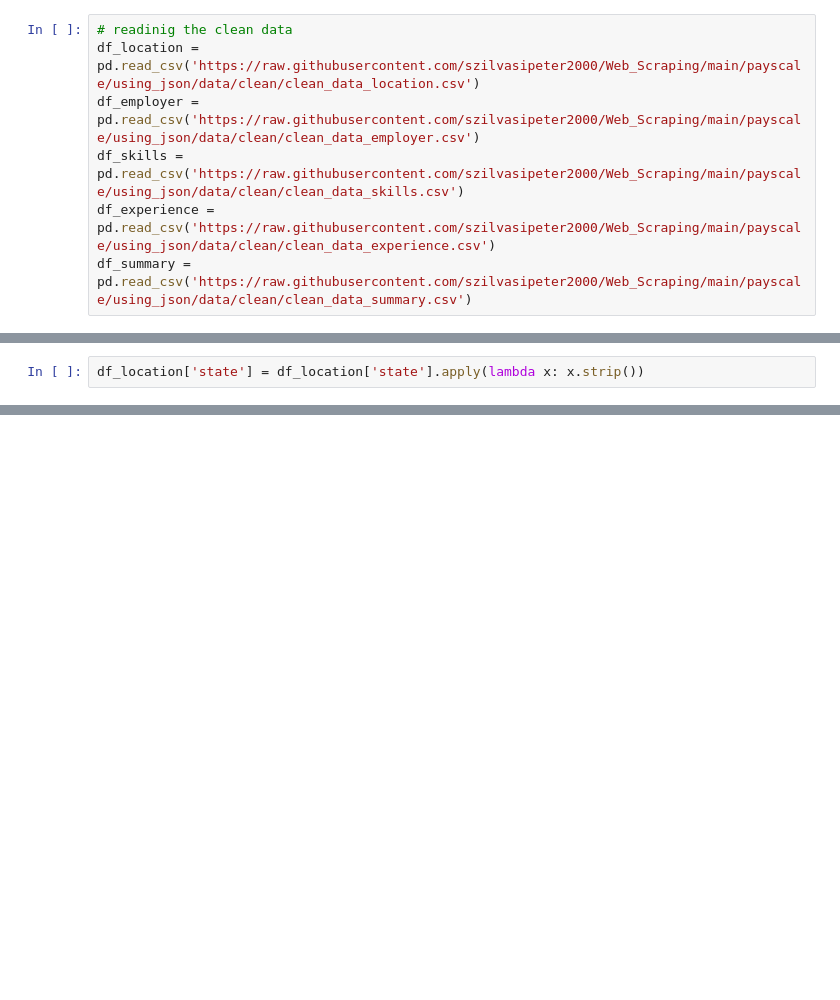
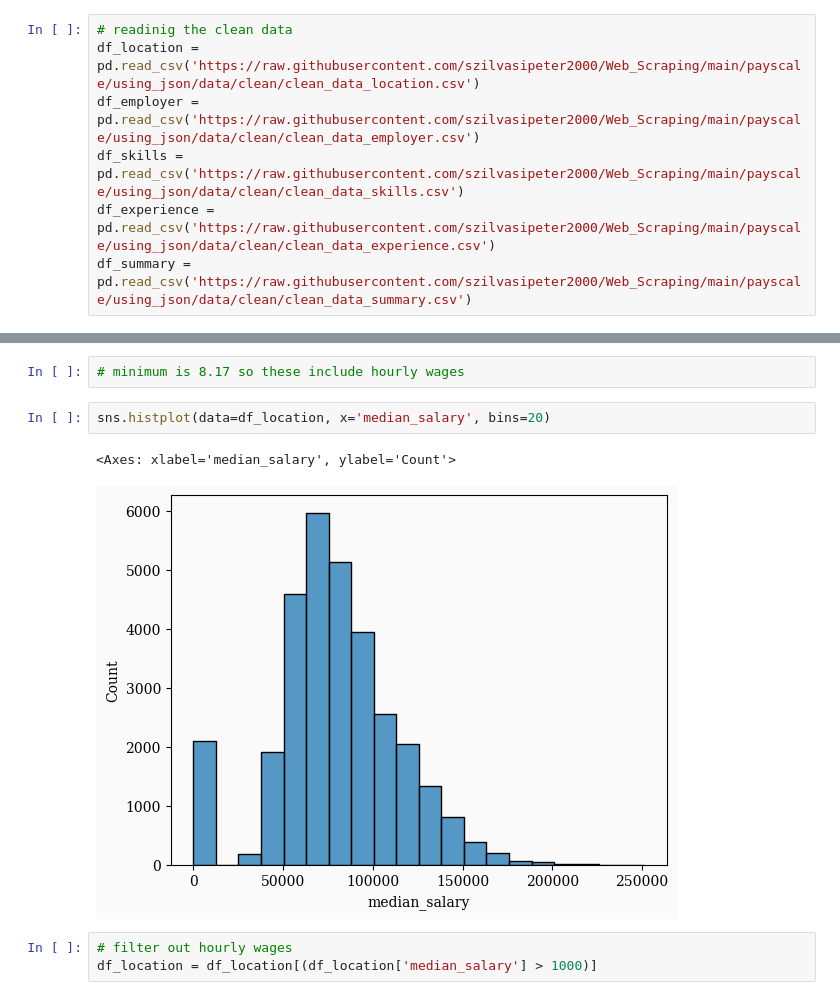
Before and after one commit to szilvasipeter2000/Web_Scraping, a Jupyter notebook: payscale/using_json/eda.ipynb, the cells around one changed output, grey strips where cells are left out. Cells and saved outputs as stored; diff of their text form; blank space fills up the shorter version.

```diff
--- a/payscale/using_json/eda.ipynb
+++ b/payscale/using_json/eda.ipynb
@@ -49,2 +34,0 @@ Name: job_title, Length: 526, dtype: int64
-# %%
-df_location['state'] = df_location['state'].apply(lambda x: x.strip())
@@ -69,0 +48,10 @@ Name: city, Length: 1784, dtype: int64
+# %%
+# minimum is 8.17 so these include hourly wages
+# %%
+sns.histplot(data=df_location, x='median_salary', bins=20)
+# %% [output]
+<Axes: xlabel='median_salary', ylabel='Count'>
+[figure, added]
+# %%
+# filter out hourly wages
+df_location = df_location[(df_location['median_salary'] > 1000)]
```
Also changed, not shown: parts of 48 cells of this notebook, 1 other file.
